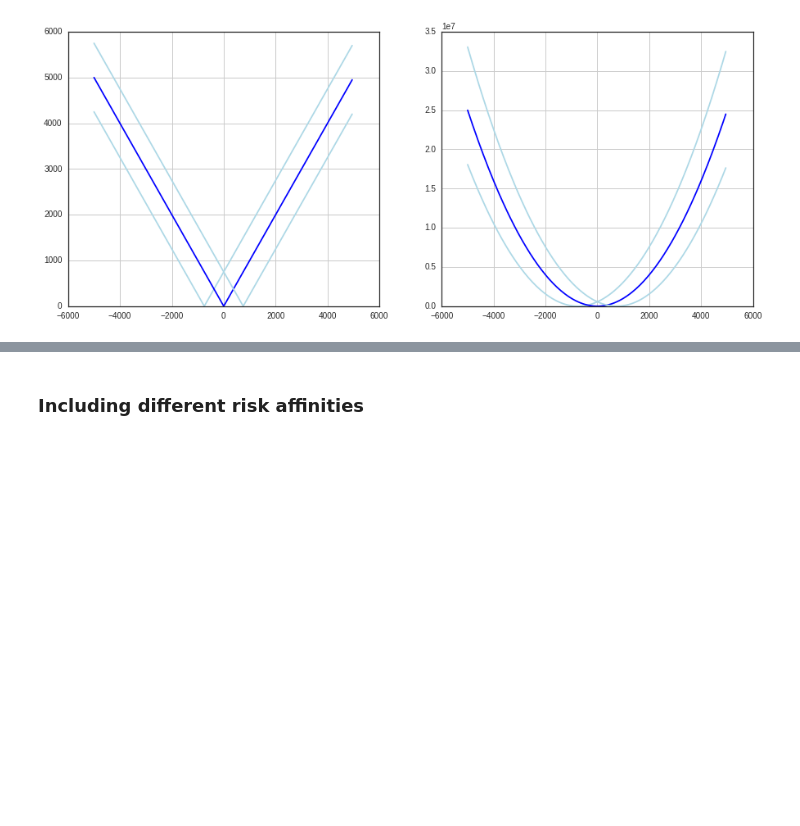
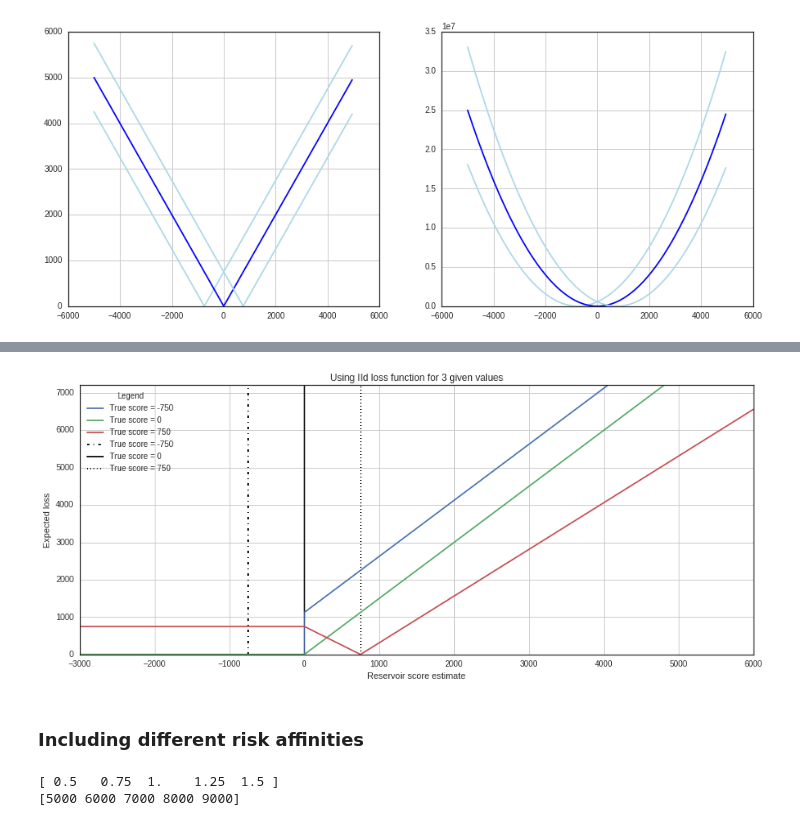
Before and after one commit to nre-aachen/Theses, a Jupyter notebook: Risk analysis/Notebooks/Chapter A - 1D Reservoir Case.ipynb, the cells around one changed output, grey strips where cells are left out. Saved outputs shown, nothing was run; the diff lists cells and outputs as text; code cells hidden in the pictures; blank space fills up the shorter version.

```diff
--- a/Risk analysis/Notebooks/Chapter A - 1D Reservoir Case.ipynb
+++ b/Risk analysis/Notebooks/Chapter A - 1D Reservoir Case.ipynb
@@ -525,2 +536,41 @@ IId - Bayes action (min. expected loss): 175; expected loss: 1487.478387
+# %%
+expected_loss_s1 = lambda estimate_s: res_score_lossG(estimate_s, given_score1)
+expected_loss_s2 = lambda estimate_s: res_score_lossG(estimate_s, given_score2)
+expected_loss_s3 = lambda estimate_s: res_score_lossG(estimate_s, given_score3)
+
+figsize(15, 6)
+
+loss = [expected_loss_s1(e) for e in estimates_s]
+plt.plot(estimates_s, loss, label="True score = %d" % (given_score1))
+
+loss = [expected_loss_s2(e) for e in estimates_s]
+plt.plot(estimates_s, loss, label="True score = %d" % (given_score2))
+
+loss = [expected_loss_s3(e) for e in estimates_s]
+plt.plot(estimates_s, loss,label="True score = %d" % (given_score3))
+
+plt.grid()
+plt.vlines(given_score1, 0, 1.1 * np.max(loss), label="True score = %d" % (given_score1), linestyles="-.")
+plt.vlines(given_score2, 0, 1.1 * np.max(loss), label="True score = %d" % (given_score2), linestyles="-")
+plt.vlines(given_score3, 0, 1.1 * np.max(loss), label="True score = %d" % (given_score3), linestyles=":")
+plt.xlabel("Reservoir score estimate")
+plt.ylabel("Expected loss")
+plt.title("Using IId loss function for 3 given values")
+plt.xlim(estimates_s[0], estimates_s[-1])
+plt.ylim(0,1.1 * np.max(loss));
+plt.legend(loc="upper left", title="Legend");
+# %% [output]
+[figure, added]
 # %% [markdown]
 ### Including different risk affinities
+# %%
+#Risk parameters
+risks_s = np.arange(0.5, 1.6, 0.25)
+print(risks_s)
+
+#Risk max loss
+risks_s2 = np.arange(5000, 10000, 1000)
+print(risks_s2)
+# %% [output]
+[ 0.5   0.75  1.    1.25  1.5 ]
+[5000 6000 7000 8000 9000]
```
Also changed, not shown: parts of 26 cells of this notebook.
